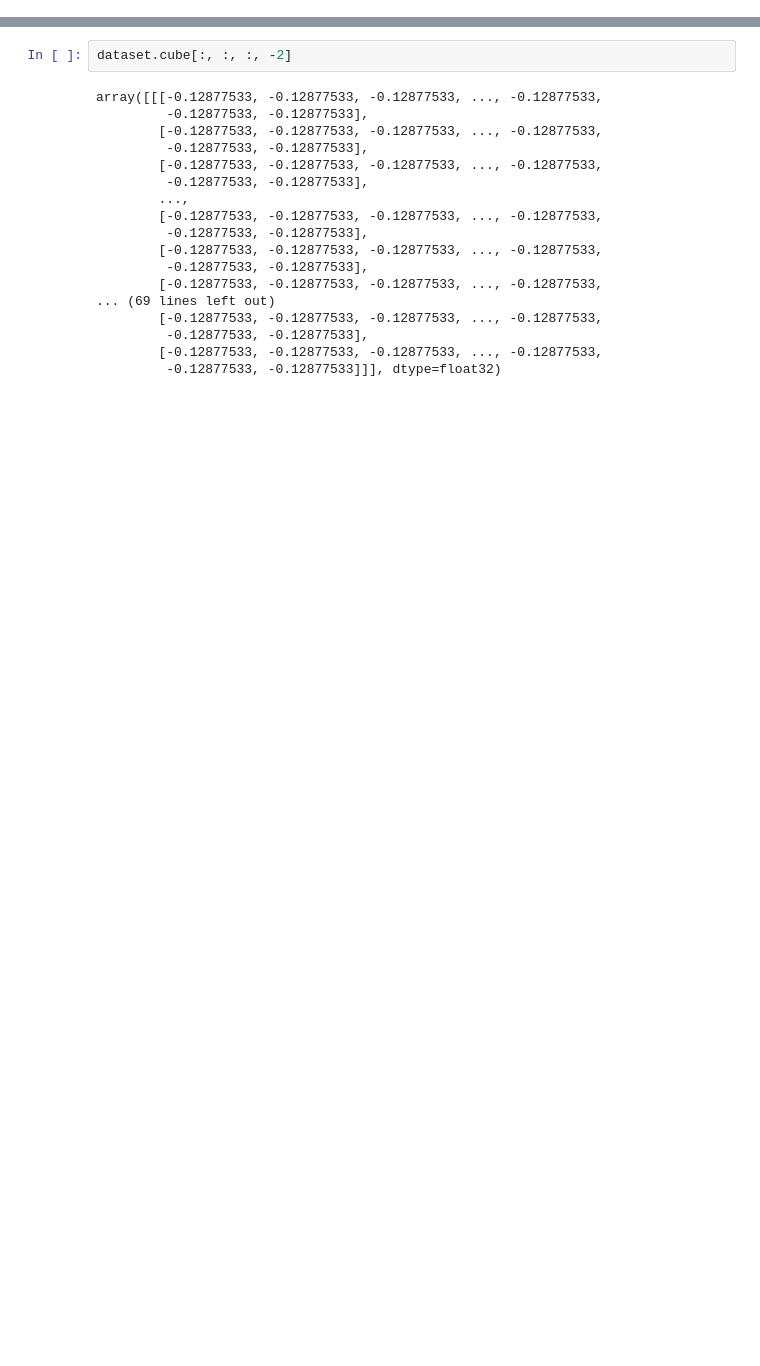
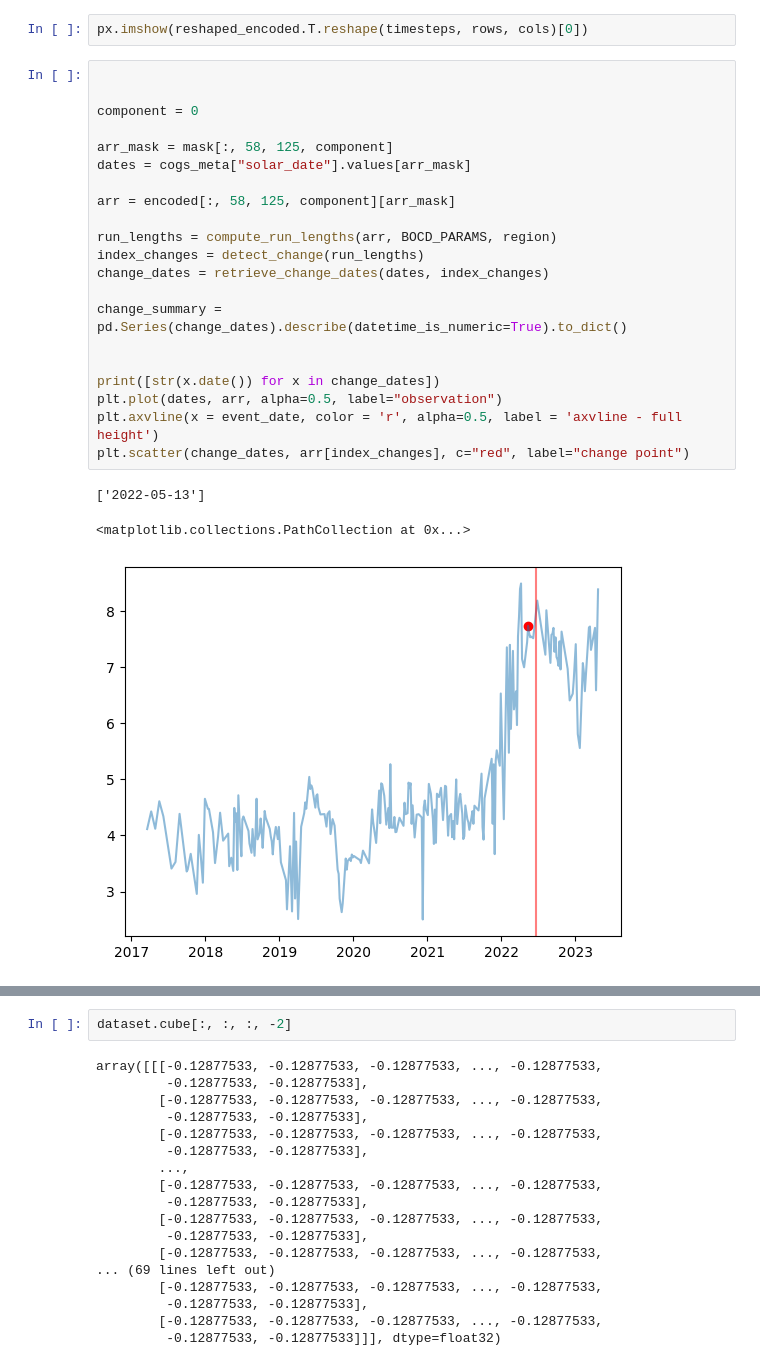
Before and after one commit to pgr-me/rasmussen-705.603, a Jupyter notebook: FinalProject/4-Detect change.ipynb, the cells around one changed output, grey strips where cells are left out. Saved outputs shown, nothing was run; the diff lists cells and outputs as text; blank space fills up the shorter version.

```diff
--- a/FinalProject/4-Detect change.ipynb
+++ b/FinalProject/4-Detect change.ipynb
@@ -61,0 +122,27 @@ with rio.open(r"C:\Users\Peter\gh\rasmussen-705.603\data\FinalProject\interim\co
+# %%
+px.imshow(reshaped_encoded.T.reshape(timesteps, rows, cols)[0])
+# %%
+
+
+component = 0
+
+arr_mask = mask[:, 58, 125, component]
+dates = cogs_meta["solar_date"].values[arr_mask]
+
+arr = encoded[:, 58, 125, component][arr_mask]
+
+run_lengths = compute_run_lengths(arr, BOCD_PARAMS, region)
+index_changes = detect_change(run_lengths)
+change_dates = retrieve_change_dates(dates, index_changes)
+
+change_summary = pd.Series(change_dates).describe(datetime_is_numeric=True).to_dict()
+
+
+print([str(x.date()) for x in change_dates])
+plt.plot(dates, arr, alpha=0.5, label="observation")
+plt.axvline(x = event_date, color = 'r', alpha=0.5, label = 'axvline - full height')
+plt.scatter(change_dates, arr[index_changes], c="red", label="change point")
+# %% [output]
+['2022-05-13']
+<matplotlib.collections.PathCollection at 0x...>
+[figure, added]
```
Also changed, not shown: parts of 27 cells of this notebook, 1 other file.
